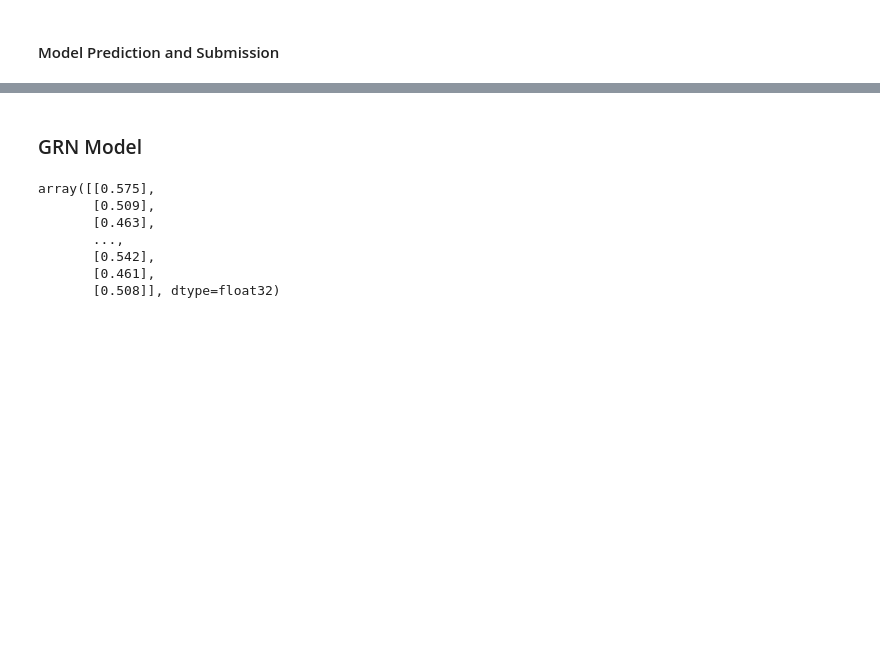
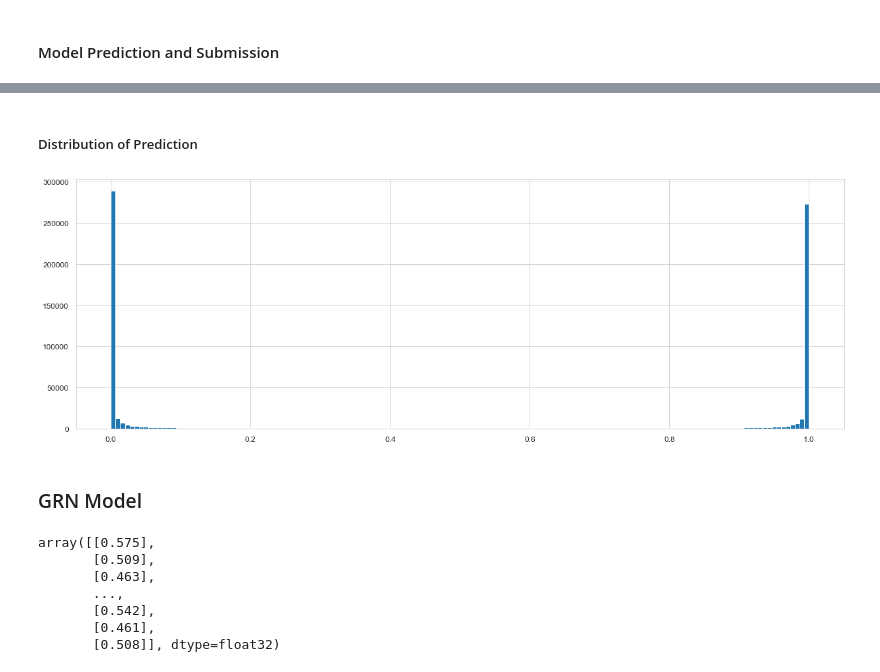
Before and after one commit to ZenithClown/self-development, a Jupyter notebook: notebooks/Tabular Playground Series [TPS] May, 2022.ipynb, the cells around one changed output, grey strips where cells are left out. Cells and saved outputs as stored; diff of their text form; code cells hidden in the pictures; blank space fills up the shorter version.

```diff
--- a/notebooks/Tabular Playground Series [TPS] May, 2022.ipynb
+++ b/notebooks/Tabular Playground Series [TPS] May, 2022.ipynb
@@ -852,3 +862,10 @@ array([[9.997e-01],
+# %% [markdown]
+##### Distribution of Prediction
+# %%
+n, bins, patches = plt.hist(predictions.reshape(1, -1)[0], bins = 150)
+plt.show()
+# %% [output]
+[figure, added]
 # %%
 output = pd.DataFrame({"id" : tst_data.index, "target" : predictions.reshape(1, -1)[0]})
 output.to_csv(join(OUTPUT_DIR, f"{model.name} - {ctime_}.csv"), index = False)
```
Also changed, not shown: parts of 12 cells of this notebook.
